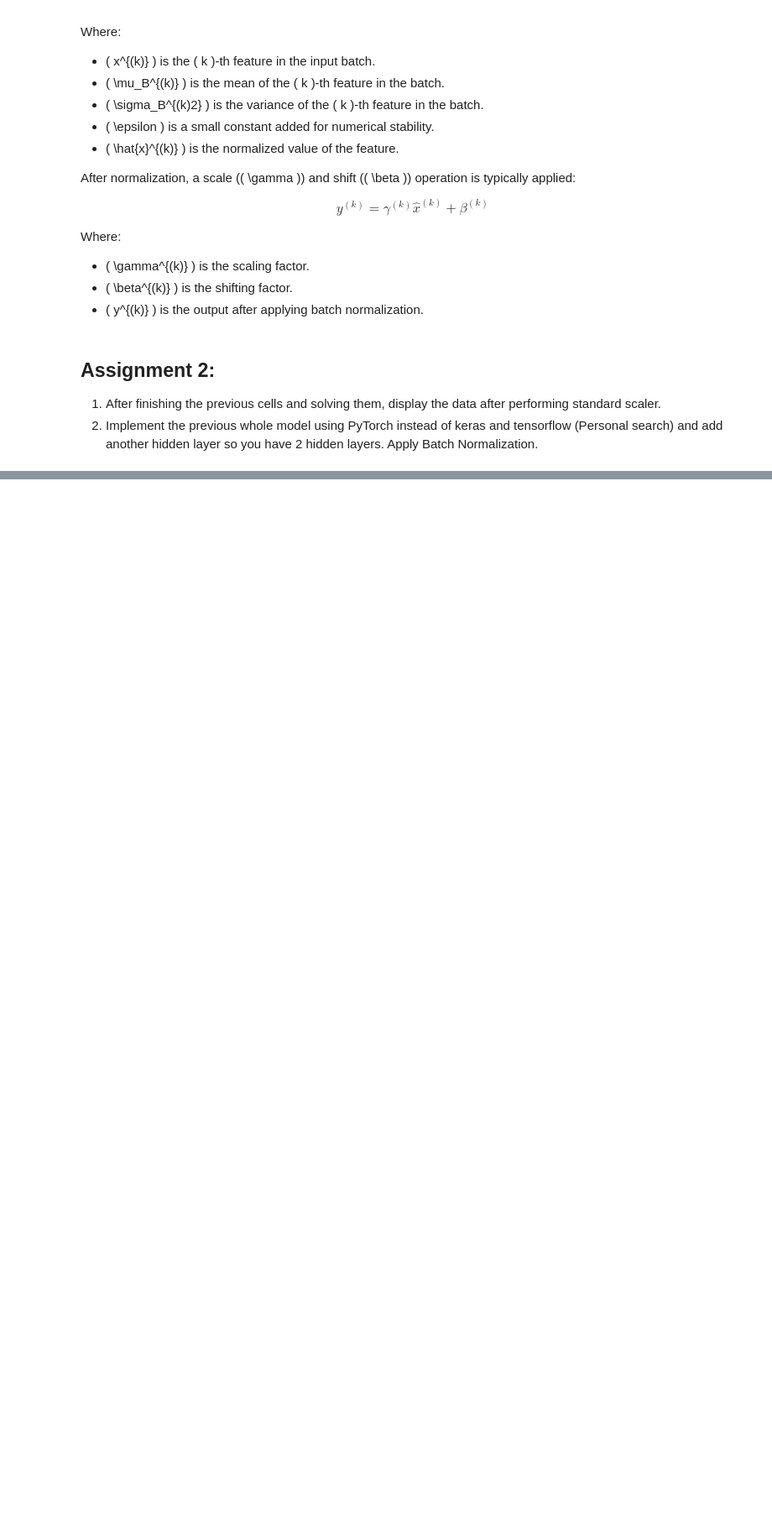
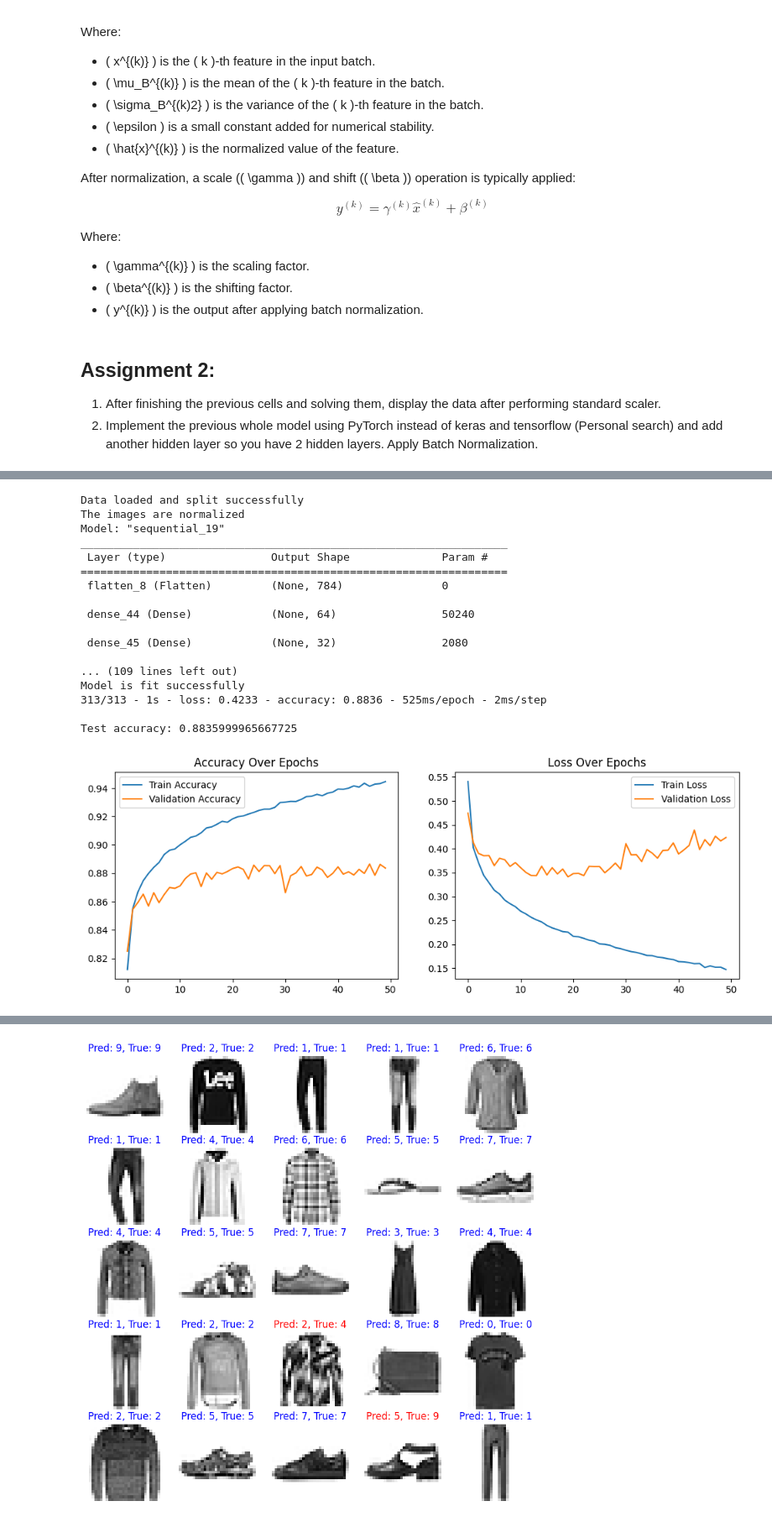
Before and after one commit to AIBabyTeaching/DEEP-LEARNING-SEPT-2024, a Jupyter notebook: ALL_WEEKS_V2 - Student.ipynb, the cells around one changed output, grey strips where cells are left out. Shown: that part at 84% size. Drawn from its saved outputs; the diff is of its cells as text; code cells hidden in the pictures; blank space fills up the shorter version.

```diff
--- a/ALL_WEEKS_V2 - Student.ipynb
+++ b/ALL_WEEKS_V2 - Student.ipynb
@@ -551,0 +848,63 @@ Where:
+# %%
+class Helper:
+    def run_pipeline(data = fashion_mnist.load_data(),
+                     neural_net_architecture = [128,64],
+                     hidden_layers_activation_fn = 'relu',
+                     optimizer = 'adam',
+                     loss = 'sparse_categorical_crossentropy',
+                     metrics = ['accuracy'],
+                     n_of_epochs = 10,
+                     batch_size = 32):
+
+        X_train, X_test, y_train, y_test = Utility.split_and_normalize(data)
+
+        rows = X_train.shape[1] or X_test.shape[1]
+        columns = X_train.shape[2] or X_test.shape[2]
+
+        n_of_output_labels = len(np.unique(y_train)) or len(np.unique(y_test))
+
+        model = Utility.model_creation(input_shape=(rows,columns),
+                                       neural_net_architecture = neural_net_architecture,
+                                       hidden_layers_activation_fn = hidden_layers_activation_fn,
+                                       output_shape = n_of_output_labels)
+
+        model, history = Utility.model_compile_and_fit(model = model,
+                                                       X_train= X_train,
+                                                       X_test= X_test,
+                                                       y_train= y_train,
+                                                       y_test= y_test,
+                                                       optimizer= optimizer,
+                                                       loss = loss,
+                                                       metrics = metrics,
+                                                       n_of_epochs = n_of_epochs,
+                                                       batch_size=batch_size
+                                                       )
+
+        Utility.evaluation_plot(model=model, history=history, X_test= X_test, y_test= y_test)
+
+        Utility.predict_plot(model = model, X_test= X_test, y_test= y_test)
+# %%
+Helper.run_pipeline(data = fashion_mnist.load_data(),
+                    neural_net_architecture= [64, 32],
+                    hidden_layers_activation_fn= 'leaky_relu',
+                    batch_size = 64,
+                    n_of_epochs = 50)
+# %% [output]
+Data loaded and split successfully
+The images are normalized
+Model: "sequential_19"
+_________________________________________________________________
+ Layer (type)                Output Shape              Param #
+=================================================================
+ flatten_8 (Flatten)         (None, 784)               0
+
+ dense_44 (Dense)            (None, 64)                50240
+
+ dense_45 (Dense)            (None, 32)                2080
+
+... (109 lines left out)
+Model is fit successfully
+313/313 - 1s - loss: 0.4233 - accuracy: 0.8836 - 525ms/epoch - 2ms/step
+
+Test accuracy: 0.8835999965667725
+[figure, added]
@@ -551,0 +912 @@ Where:
+[figure, added]
```
Also changed, not shown: parts of 43 cells of this notebook, 10 other files.
